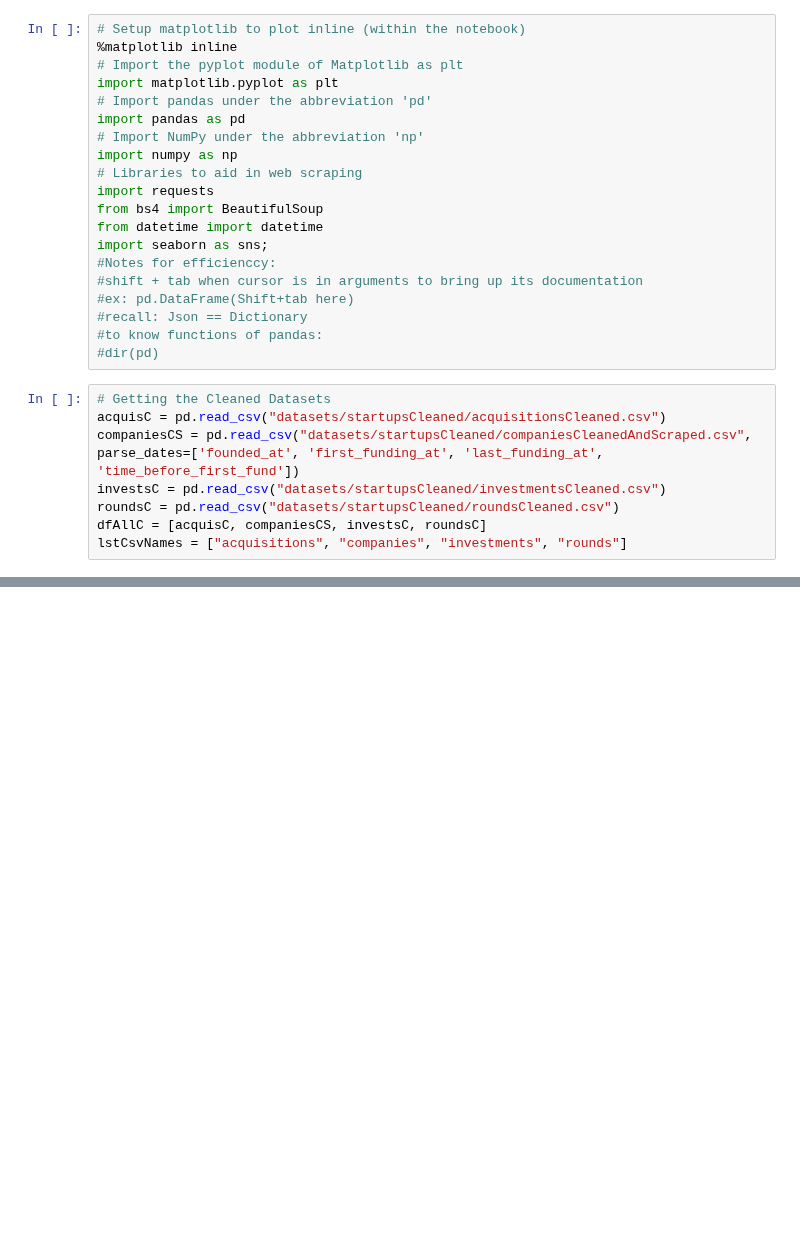
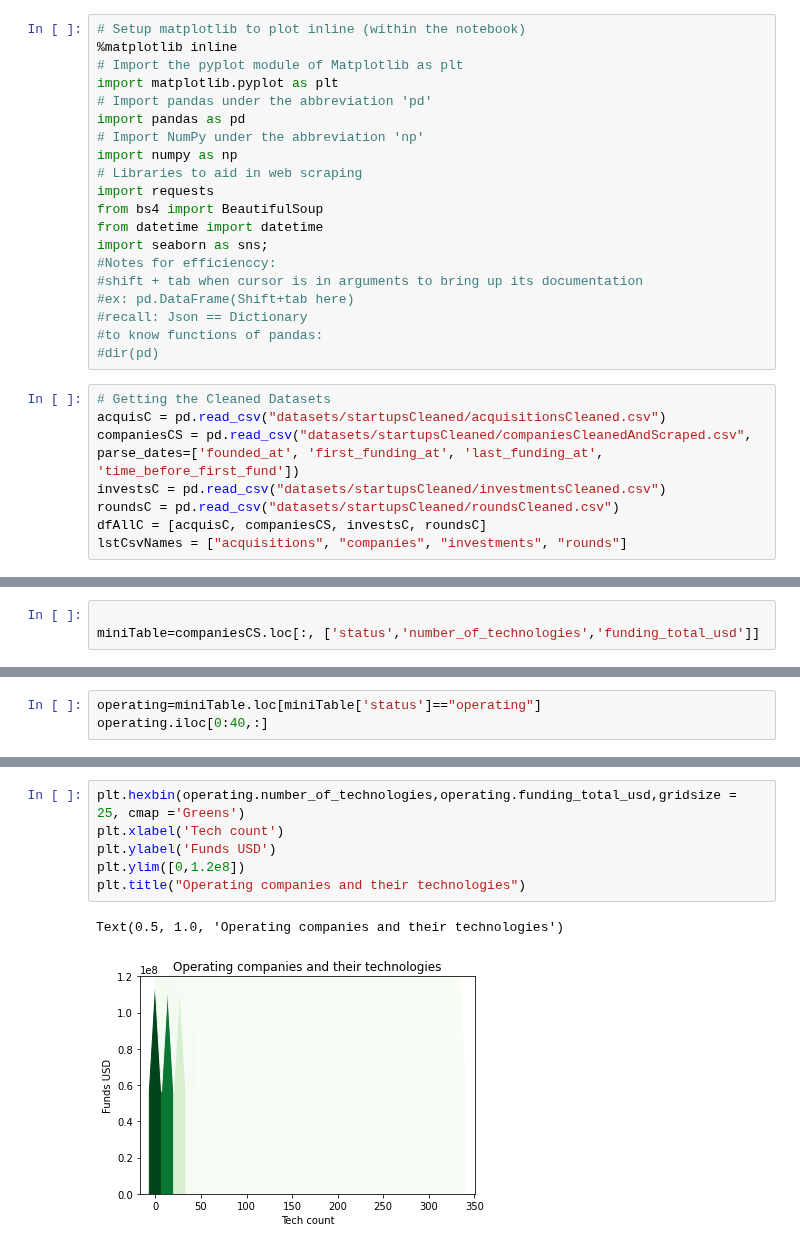
Before and after one commit to OdyAsh/StartupCompanies, a Jupyter notebook: Aisha-Startup-Companies.ipynb, the cells around one changed output, grey strips where cells are left out. Cells and saved outputs as stored; diff of their text form; blank space fills up the shorter version.

Commit message:
added aisha's question + updated some visualizations in the cleaning part of phase 1

```diff
--- a/Aisha-Startup-Companies.ipynb
+++ b/Aisha-Startup-Companies.ipynb
@@ -34,0 +35,3 @@ STATE THE QUESTION AGAIN
+# %%
+
+miniTable=companiesCS.loc[:, ['status','number_of_technologies','funding_total_usd']]
@@ -34,0 +43,3 @@ STATE THE QUESTION AGAIN
+# %%
+operating=miniTable.loc[miniTable['status']=="operating"]
+operating.iloc[0:40,:]
@@ -34,0 +68,9 @@ STATE THE QUESTION AGAIN
+# %%
+plt.hexbin(operating.number_of_technologies,operating.funding_total_usd,gridsize = 25, cmap ='Greens')
+plt.xlabel('Tech count')
+plt.ylabel('Funds USD')
+plt.ylim([0,1.2e8])
+plt.title("Operating companies and their technologies")
+# %% [output]
+Text(0.5, 1.0, 'Operating companies and their technologies')
+[figure, added]
```
Also changed, not shown: parts of 22 cells of this notebook, 10 other files.
